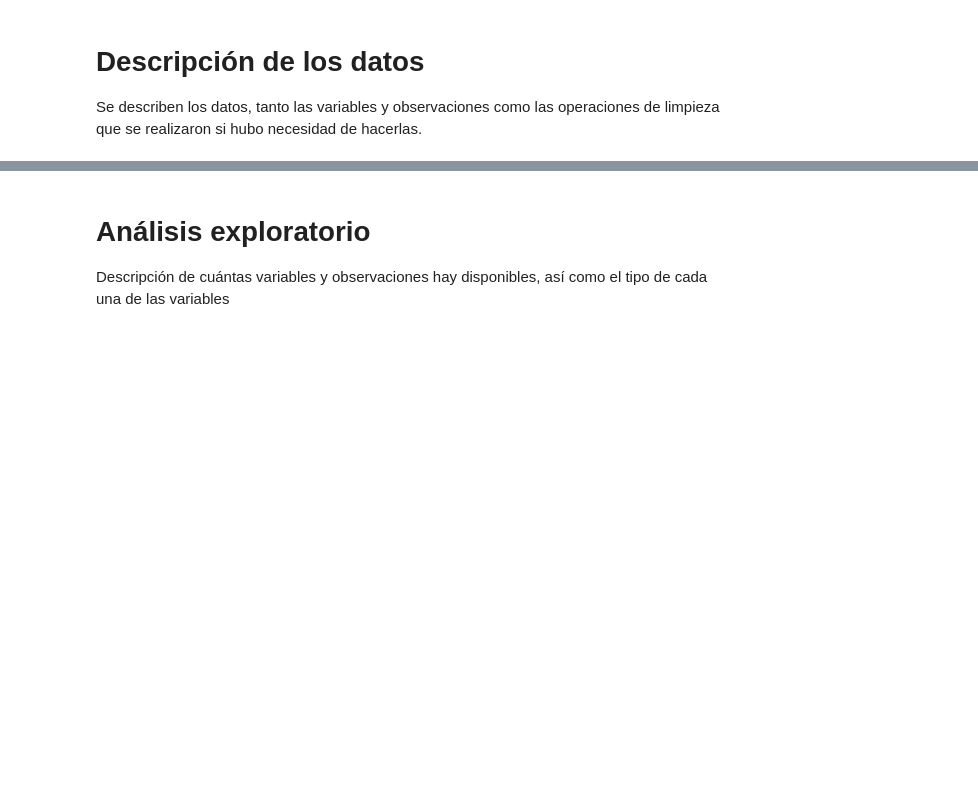
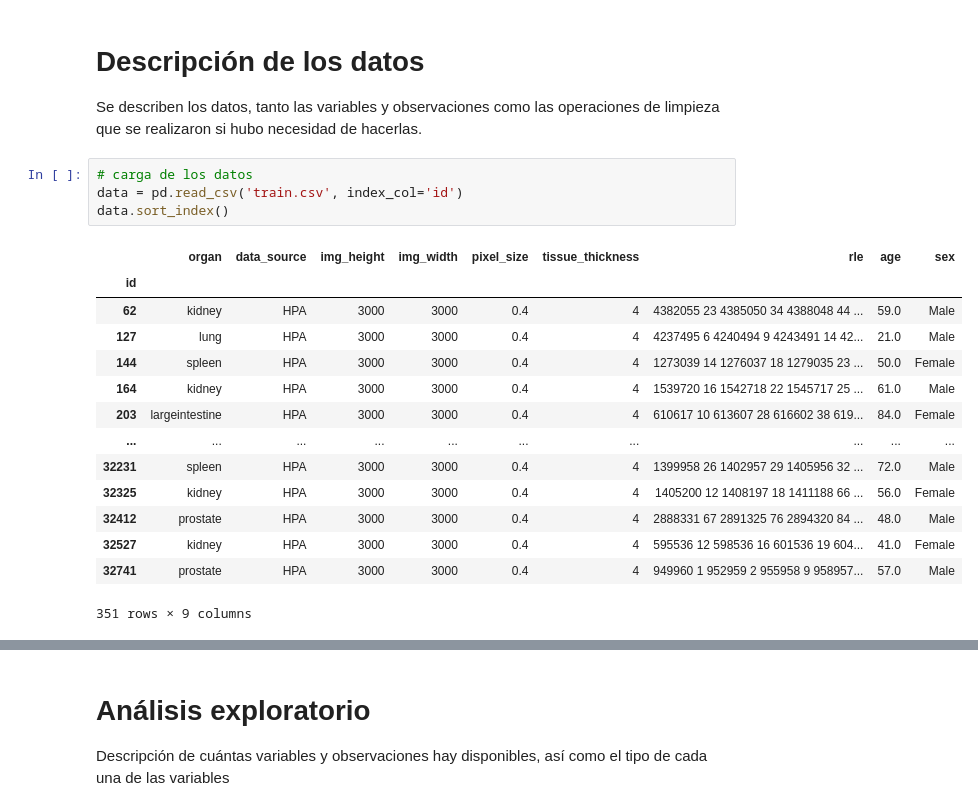
Before and after one commit to DiaZa13/hacking-the-human-body, a Jupyter notebook: project.ipynb, the cells around one changed output, grey strips where cells are left out. Drawn from its saved outputs; the diff is of its cells as text; blank space fills up the shorter version.

```diff
--- a/project.ipynb
+++ b/project.ipynb
@@ -11,3 +54,22 @@ planteado. Se enuncian, al menos, un objetivo general y 2 específicos. Los obje
 # %% [markdown]
 # Descripción de los datos
 Se describen los datos, tanto las variables y observaciones como las operaciones de limpieza que se realizaron si hubo necesidad de hacerlas.
+# %%
+# carga de los datos
+data = pd.read_csv('train.csv', index_col='id')
+data.sort_index()
+# %% [output]
+|  | organ | data_source | img_height | img_width | pixel_size | tissue_thickness | rle | age | sex |
+| id |  |  |  |  |  |  |  |  |  |
+| 62 | kidney | HPA | 3000 | 3000 | 0.4 | 4 | 4382055 23 4385050 34 4388048 44 ... | 59.0 | Male |
+| 127 | lung | HPA | 3000 | 3000 | 0.4 | 4 | 4237495 6 4240494 9 4243491 14 42... | 21.0 | Male |
+| 144 | spleen | HPA | 3000 | 3000 | 0.4 | 4 | 1273039 14 1276037 18 1279035 23 ... | 50.0 | Female |
+| 164 | kidney | HPA | 3000 | 3000 | 0.4 | 4 | 1539720 16 1542718 22 1545717 25 ... | 61.0 | Male |
+| 203 | largeintestine | HPA | 3000 | 3000 | 0.4 | 4 | 610617 10 613607 28 616602 38 619... | 84.0 | Female |
+| ... | ... | ... | ... | ... | ... | ... | ... | ... | ... |
+| 32231 | spleen | HPA | 3000 | 3000 | 0.4 | 4 | 1399958 26 1402957 29 1405956 32 ... | 72.0 | Male |
+| 32325 | kidney | HPA | 3000 | 3000 | 0.4 | 4 | 1405200 12 1408197 18 1411188 66 ... | 56.0 | Female |
+| 32412 | prostate | HPA | 3000 | 3000 | 0.4 | 4 | 2888331 67 2891325 76 2894320 84 ... | 48.0 | Male |
+| 32527 | kidney | HPA | 3000 | 3000 | 0.4 | 4 | 595536 12 598536 16 601536 19 604... | 41.0 | Female |
+| 32741 | prostate | HPA | 3000 | 3000 | 0.4 | 4 | 949960 1 952959 2 955958 9 958957... | 57.0 | Male |
+351 rows × 9 columns
```
Also changed, not shown: parts of 17 cells of this notebook, 1 other file.
